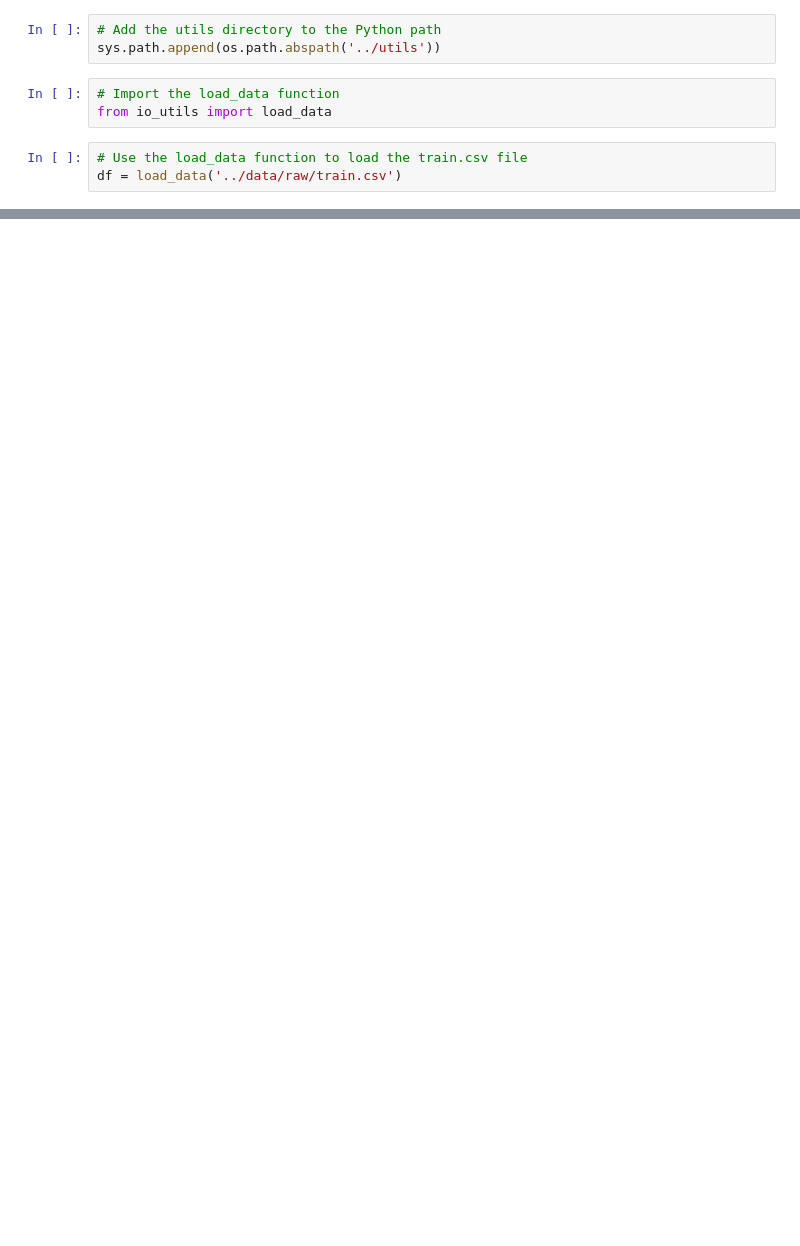
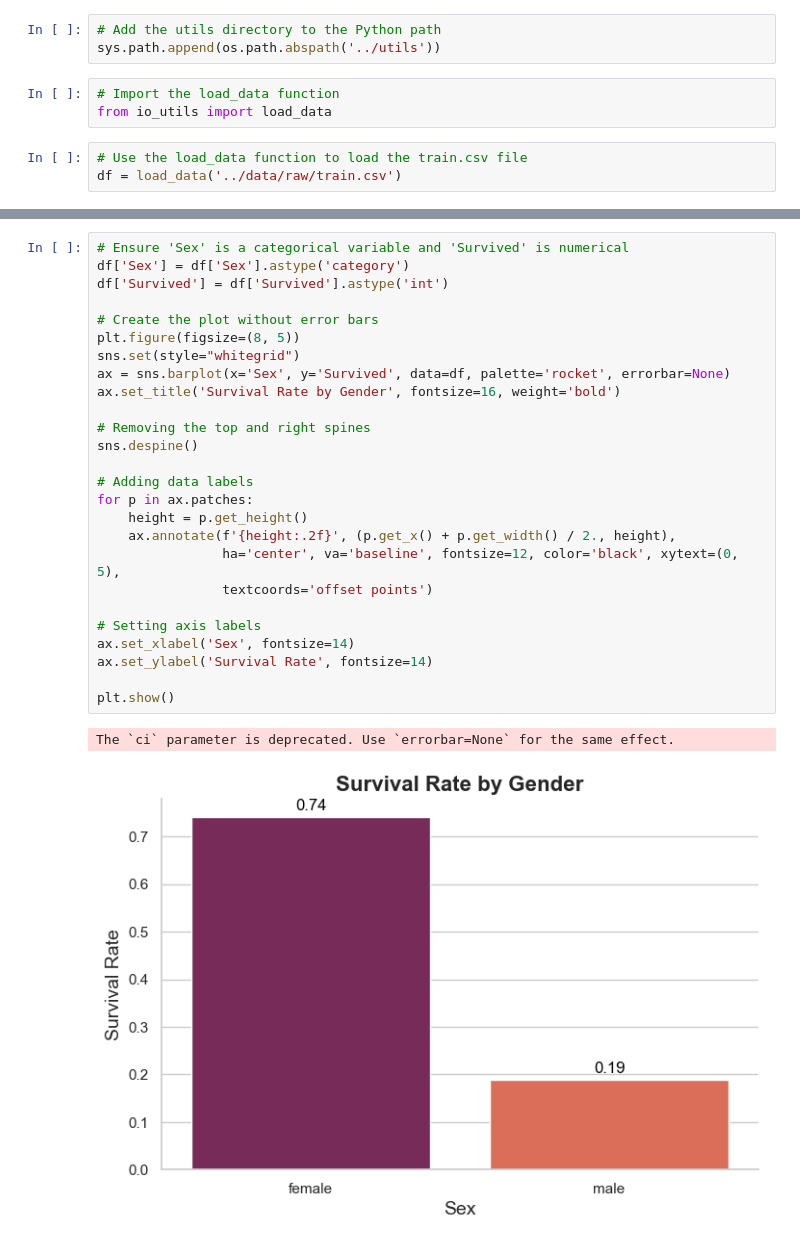
Before and after one commit to VitorMourao/KaggleChallenges, a Jupyter notebook: Titanic/notebooks/EDA.ipynb, the cells around one changed output, grey strips where cells are left out. Cells and saved outputs as stored; diff of their text form; blank space fills up the shorter version.

```diff
--- a/Titanic/notebooks/EDA.ipynb
+++ b/Titanic/notebooks/EDA.ipynb
@@ -38,0 +140,29 @@ None
+# %%
+# Ensure 'Sex' is a categorical variable and 'Survived' is numerical
+df['Sex'] = df['Sex'].astype('category')
+df['Survived'] = df['Survived'].astype('int')
+
+# Create the plot without error bars
+plt.figure(figsize=(8, 5))
+sns.set(style="whitegrid")
+ax = sns.barplot(x='Sex', y='Survived', data=df, palette='rocket', errorbar=None)
+ax.set_title('Survival Rate by Gender', fontsize=16, weight='bold')
+
+# Removing the top and right spines
+sns.despine()
+
+# Adding data labels
+for p in ax.patches:
+    height = p.get_height()
+    ax.annotate(f'{height:.2f}', (p.get_x() + p.get_width() / 2., height),
+                ha='center', va='baseline', fontsize=12, color='black', xytext=(0, 5),
+                textcoords='offset points')
+
+# Setting axis labels
+ax.set_xlabel('Sex', fontsize=14)
+ax.set_ylabel('Survival Rate', fontsize=14)
+
+plt.show()
+# %% [output]
+The `ci` parameter is deprecated. Use `errorbar=None` for the same effect.
+[figure, added]
```
Also changed, not shown: parts of 9 cells of this notebook.
